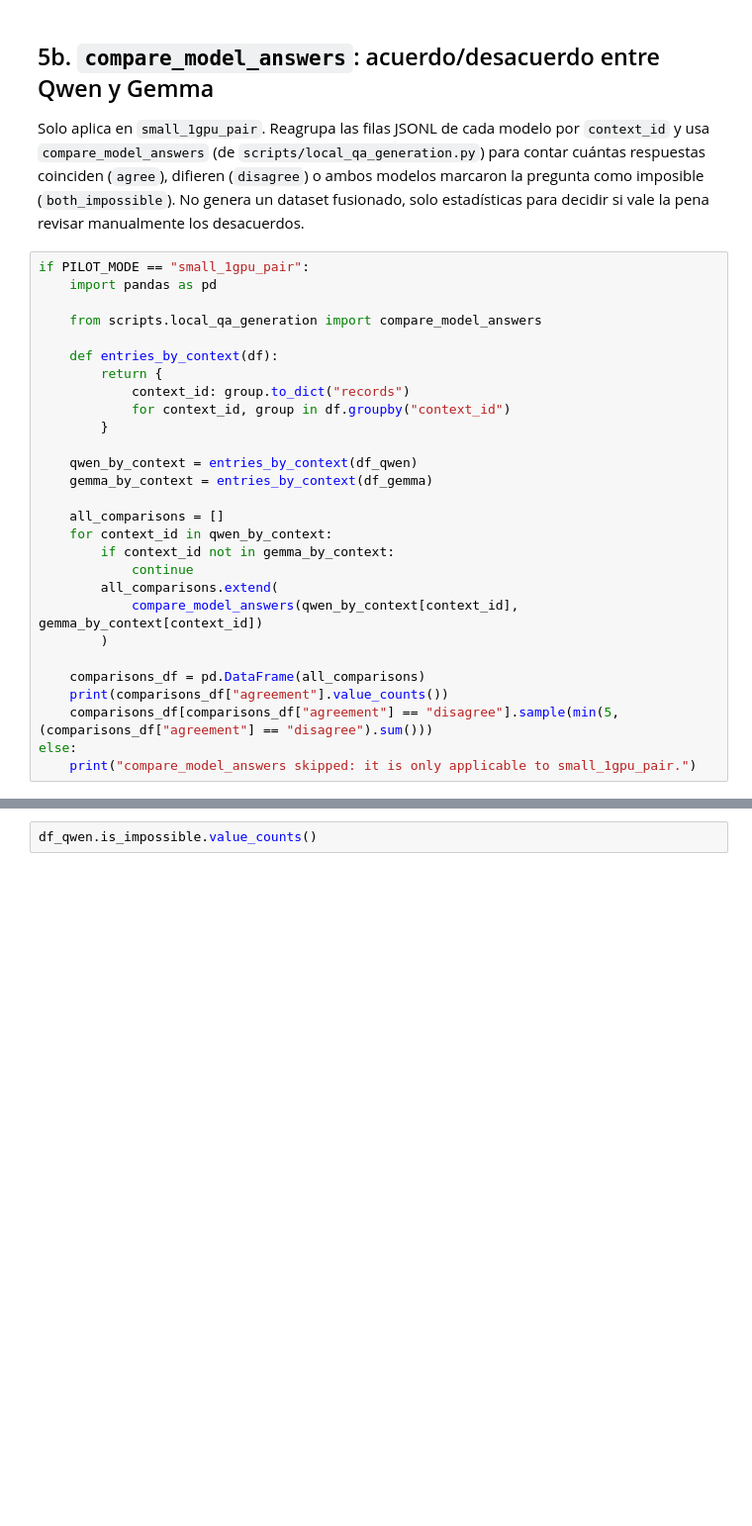
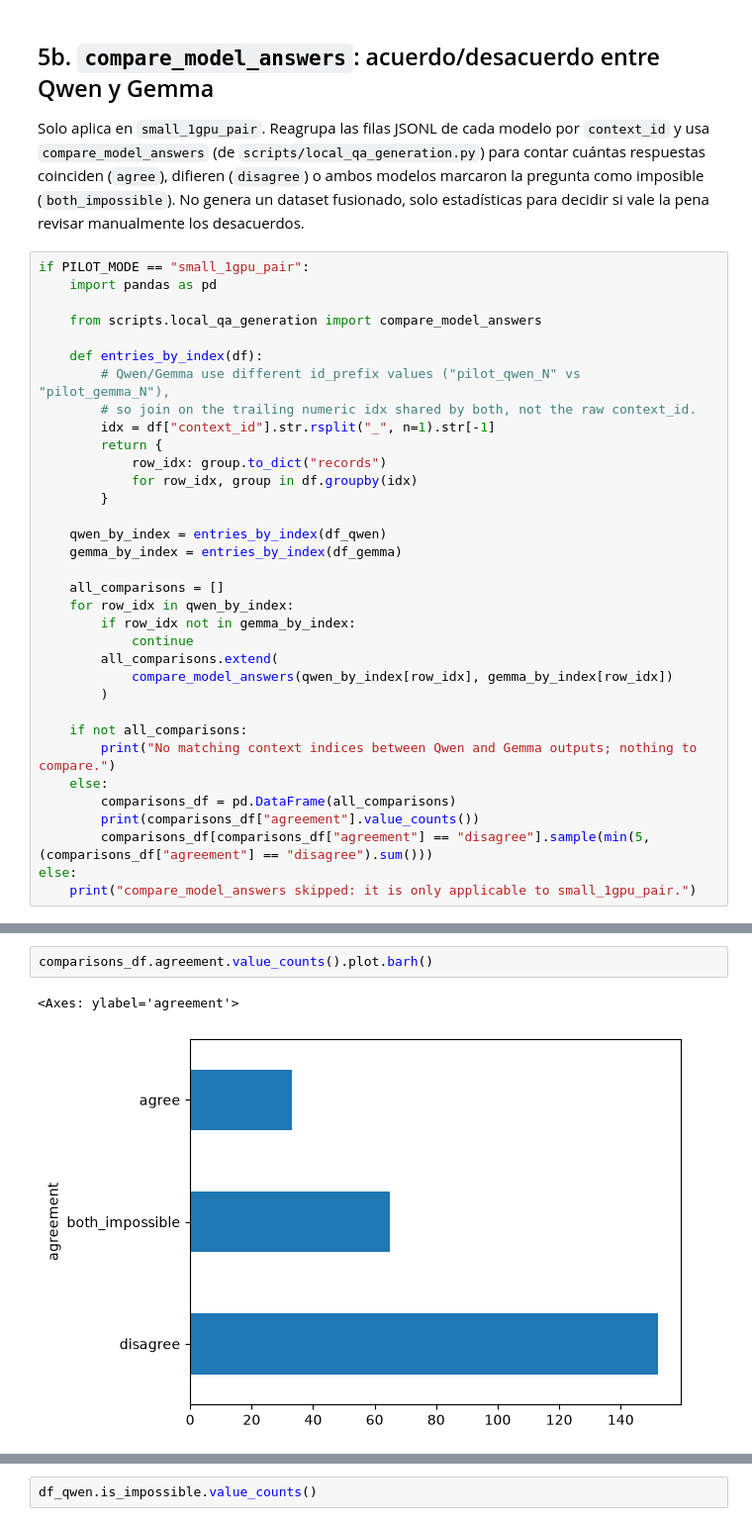
Before and after one commit to LeninGF/IAG-2024B-GenerativeQA, a Jupyter notebook: dataset_build_local_gpu.ipynb, the cells around one changed output, grey strips where cells are left out. Shown at 99% size. Saved outputs shown, nothing was run; the diff lists cells and outputs as text; blank space fills up the shorter version.

Commit message:
se arregla la ejecucion del compare local models

```diff
--- a/dataset_build_local_gpu.ipynb
+++ b/dataset_build_local_gpu.ipynb
@@ -396,26 +396,32 @@ if PILOT_MODE == "small_1gpu_pair":
 
     from scripts.local_qa_generation import compare_model_answers
 
-    def entries_by_context(df):
+    def entries_by_index(df):
+        # Qwen/Gemma use different id_prefix values ("pilot_qwen_N" vs "pilot_gemma_N"),
+        # so join on the trailing numeric idx shared by both, not the raw context_id.
+        idx = df["context_id"].str.rsplit("_", n=1).str[-1]
         return {
-            context_id: group.to_dict("records")
-            for context_id, group in df.groupby("context_id")
+            row_idx: group.to_dict("records")
+            for row_idx, group in df.groupby(idx)
         }
 
-    qwen_by_context = entries_by_context(df_qwen)
-    gemma_by_context = entries_by_context(df_gemma)
+    qwen_by_index = entries_by_index(df_qwen)
+    gemma_by_index = entries_by_index(df_gemma)
 
     all_comparisons = []
-    for context_id in qwen_by_context:
-        if context_id not in gemma_by_context:
+    for row_idx in qwen_by_index:
+        if row_idx not in gemma_by_index:
             continue
         all_comparisons.extend(
-            compare_model_answers(qwen_by_context[context_id], gemma_by_context[context_id])
+            compare_model_answers(qwen_by_index[row_idx], gemma_by_index[row_idx])
         )
 
-    comparisons_df = pd.DataFrame(all_comparisons)
-    print(comparisons_df["agreement"].value_counts())
-    comparisons_df[comparisons_df["agreement"] == "disagree"].sample(min(5, (comparisons_df["agreement"] == "disagree").sum()))
+    if not all_comparisons:
+        print("No matching context indices between Qwen and Gemma outputs; nothing to compare.")
+    else:
+        comparisons_df = pd.DataFrame(all_comparisons)
+        print(comparisons_df["agreement"].value_counts())
+        comparisons_df[comparisons_df["agreement"] == "disagree"].sample(min(5, (comparisons_df["agreement"] == "disagree").sum()))
 else:
     print("compare_model_answers skipped: it is only applicable to small_1gpu_pair.")
 # %% [output]
@@ -422,0 +433,5 @@ KeyError: 'agreement'
+# %%
+comparisons_df.agreement.value_counts().plot.barh()
+# %% [output]
+<Axes: ylabel='agreement'>
+[figure, added]
```
Also changed, not shown: parts of 3 cells of this notebook.
